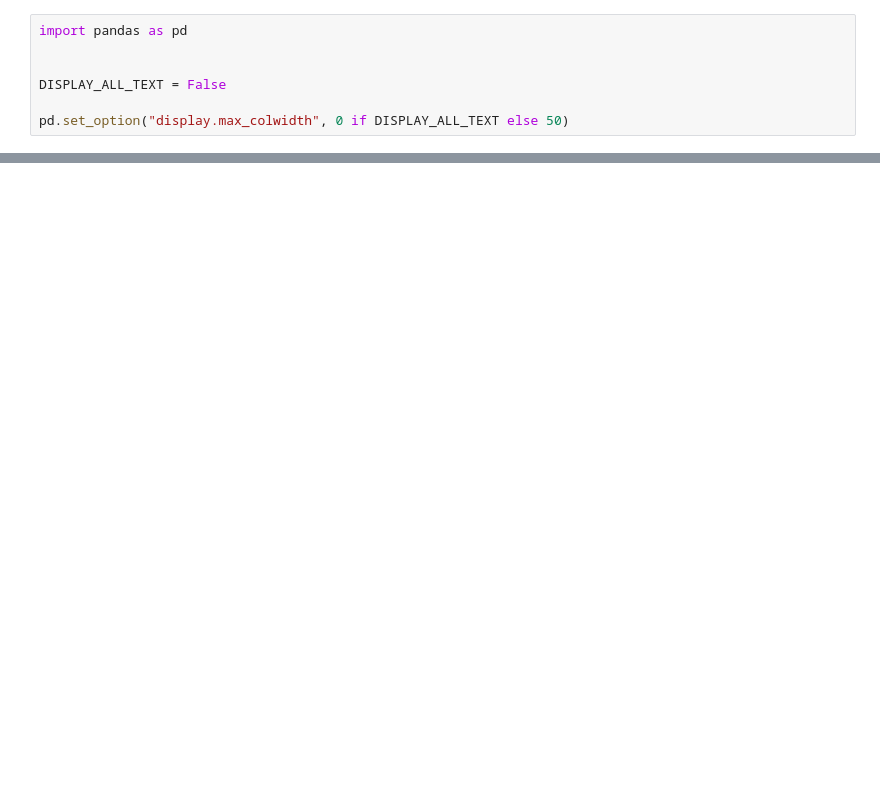
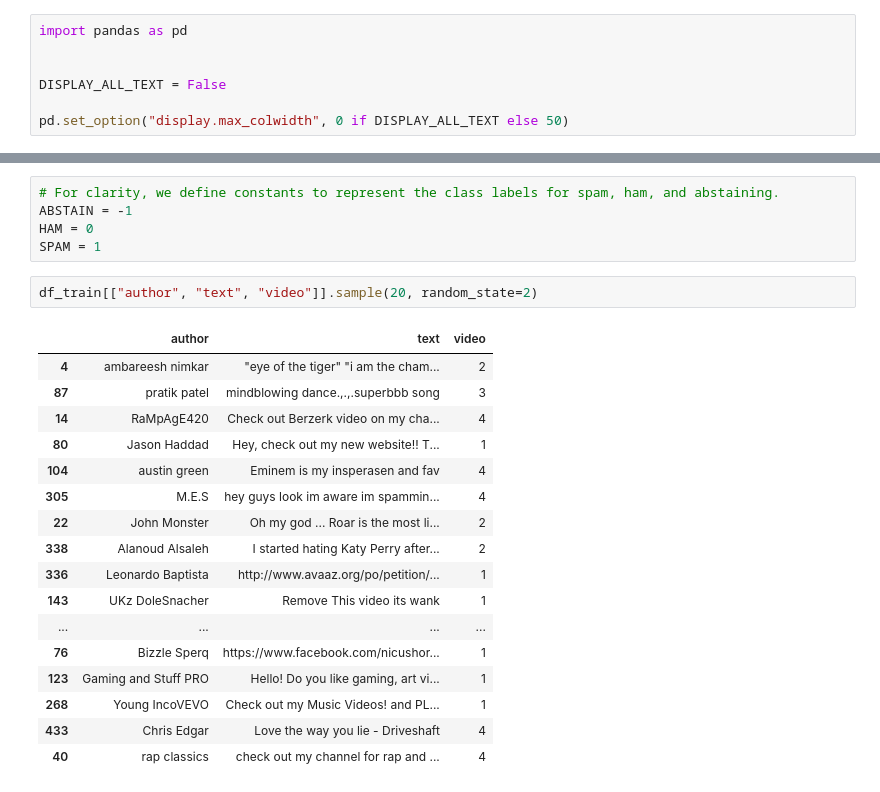
Before and after one commit to tonnamb/snorkel-tutorials, a Jupyter notebook: spam/01_spam_tutorial.ipynb, the cells around one changed output, grey strips where cells are left out. Saved outputs shown, nothing was run; the diff lists cells and outputs as text; blank space fills up the shorter version.

Commit message:
completed spam tutorial

```diff
--- a/spam/01_spam_tutorial.ipynb
+++ b/spam/01_spam_tutorial.ipynb
@@ -47,0 +97,25 @@ FileNotFoundError: [Errno 2] No such file or directory: 'spam'
+# %%
+# For clarity, we define constants to represent the class labels for spam, ham, and abstaining.
+ABSTAIN = -1
+HAM = 0
+SPAM = 1
+# %%
+df_train[["author", "text", "video"]].sample(20, random_state=2)
+# %% [output]
+|  | author | text | video |
+| 4 | ambareesh nimkar | "eye of the tiger" "i am the cham... | 2 |
+| 87 | pratik patel | mindblowing dance.,.,.superbbb song﻿ | 3 |
+| 14 | RaMpAgE420 | Check out Berzerk video on my cha... | 4 |
+| 80 | Jason Haddad | Hey, check out my new website!! T... | 1 |
+| 104 | austin green | Eminem is my insperasen and fav﻿ | 4 |
+| 305 | M.E.S | hey guys look im aware im spammin... | 4 |
+| 22 | John Monster | Οh my god ... Roar is the most li... | 2 |
+| 338 | Alanoud Alsaleh | I started hating Katy Perry after... | 2 |
+| 336 | Leonardo Baptista | http://www.avaaz.org/po/petition/... | 1 |
+| 143 | UKz DoleSnacher | Remove This video its wank﻿ | 1 |
+| ... | ... | ... | ... |
+| 76 | Bizzle Sperq | https://www.facebook.com/nicushor... | 1 |
+| 123 | Gaming and Stuff PRO | Hello! Do you like gaming, art vi... | 1 |
+| 268 | Young IncoVEVO | Check out my Music Videos! and PL... | 1 |
+| 433 | Chris Edgar | Love the way you lie - Driveshaft﻿ | 4 |
+| 40 | rap classics | check out my channel for rap and ... | 4 |
```
Also changed, not shown: parts of 39 cells of this notebook, 1 other file.
